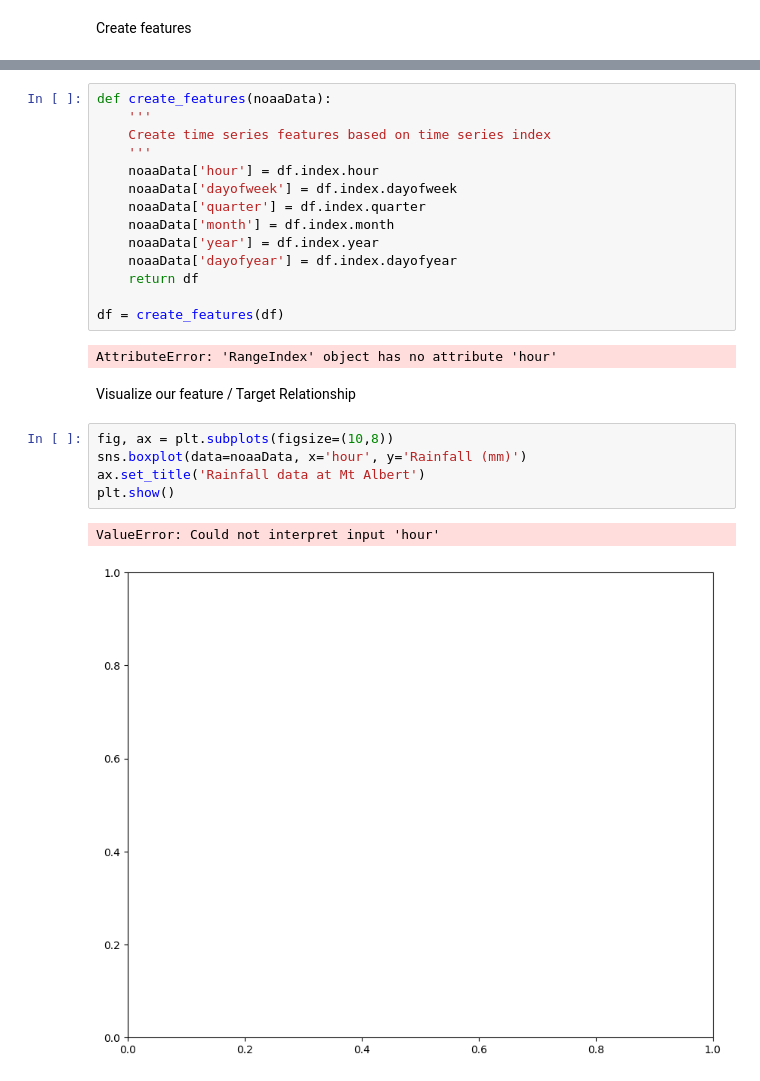
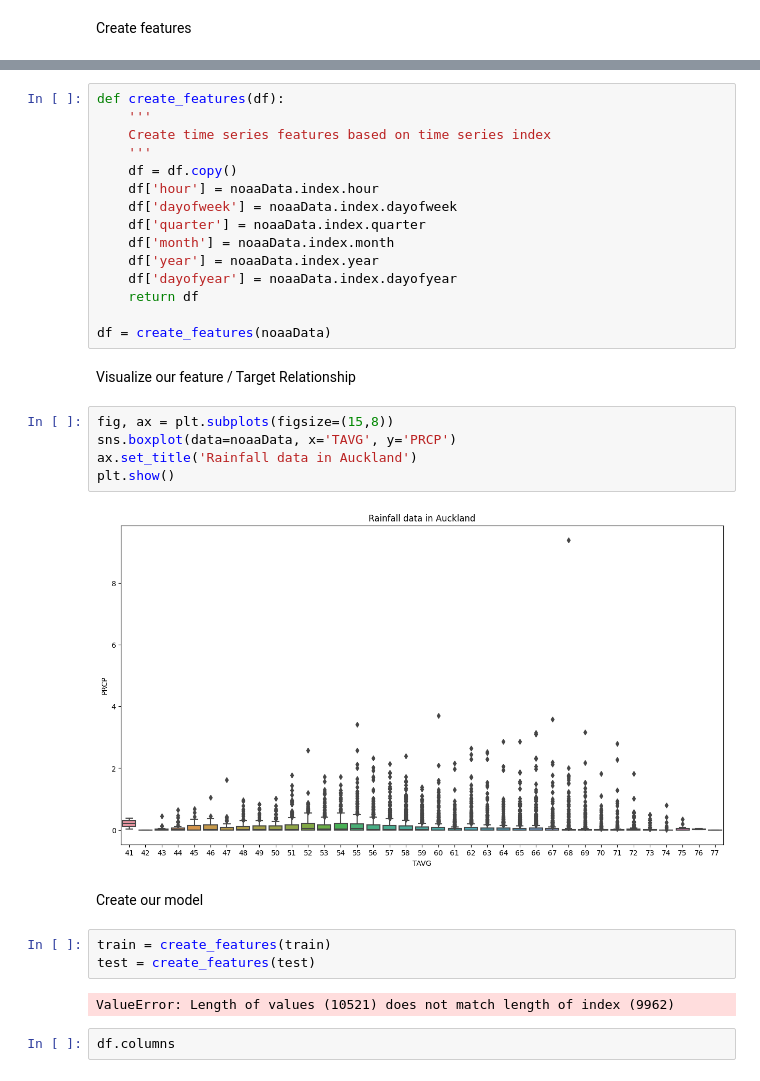
Before and after one commit to YingCG/phyton-basic, a Jupyter notebook: 10-timeSeriesForecastingXGBoost/XGBoostpredictRainfall.ipynb, the cells around one changed output, grey strips where cells are left out. Cells and saved outputs as stored; diff of their text form.

```diff
--- a/10-timeSeriesForecastingXGBoost/XGBoostpredictRainfall.ipynb
+++ b/10-timeSeriesForecastingXGBoost/XGBoostpredictRainfall.ipynb
@@ -97,26 +78,33 @@ Index([14, 15, 16, 17, 18, 19, 20, 21, 22, 23,
 # %%
-def create_features(noaaData):
+def create_features(df):
     '''
     Create time series features based on time series index
     '''
-    noaaData['hour'] = df.index.hour
-    noaaData['dayofweek'] = df.index.dayofweek
-    noaaData['quarter'] = df.index.quarter
-    noaaData['month'] = df.index.month
-    noaaData['year'] = df.index.year
-    noaaData['dayofyear'] = df.index.dayofyear
+    df = df.copy()
+    df['hour'] = noaaData.index.hour
+    df['dayofweek'] = noaaData.index.dayofweek
+    df['quarter'] = noaaData.index.quarter
+    df['month'] = noaaData.index.month
+    df['year'] = noaaData.index.year
+    df['dayofyear'] = noaaData.index.dayofyear
     return df
 
-df = create_features(df)
+df = create_features(noaaData)
-# %% [output]
-AttributeError: 'RangeIndex' object has no attribute 'hour'
 # %% [markdown]
 Visualize our feature / Target Relationship
 # %%
-fig, ax = plt.subplots(figsize=(10,8))
-sns.boxplot(data=noaaData, x='hour', y='Rainfall (mm)')
-ax.set_title('Rainfall data at Mt Albert')
+fig, ax = plt.subplots(figsize=(15,8))
+sns.boxplot(data=noaaData, x='TAVG', y='PRCP')
+ax.set_title('Rainfall data in Auckland')
 plt.show()
 # %% [output]
-ValueError: Could not interpret input 'hour'
-[figure, old version]
+[figure, new version]
+# %% [markdown]
+Create our model
+# %%
+train = create_features(train)
+test = create_features(test)
+# %% [output]
+ValueError: Length of values (10521) does not match length of index (9962)
+# %%
+df.columns
```
Also changed, not shown: parts of 3 cells of this notebook, 20 other files.
